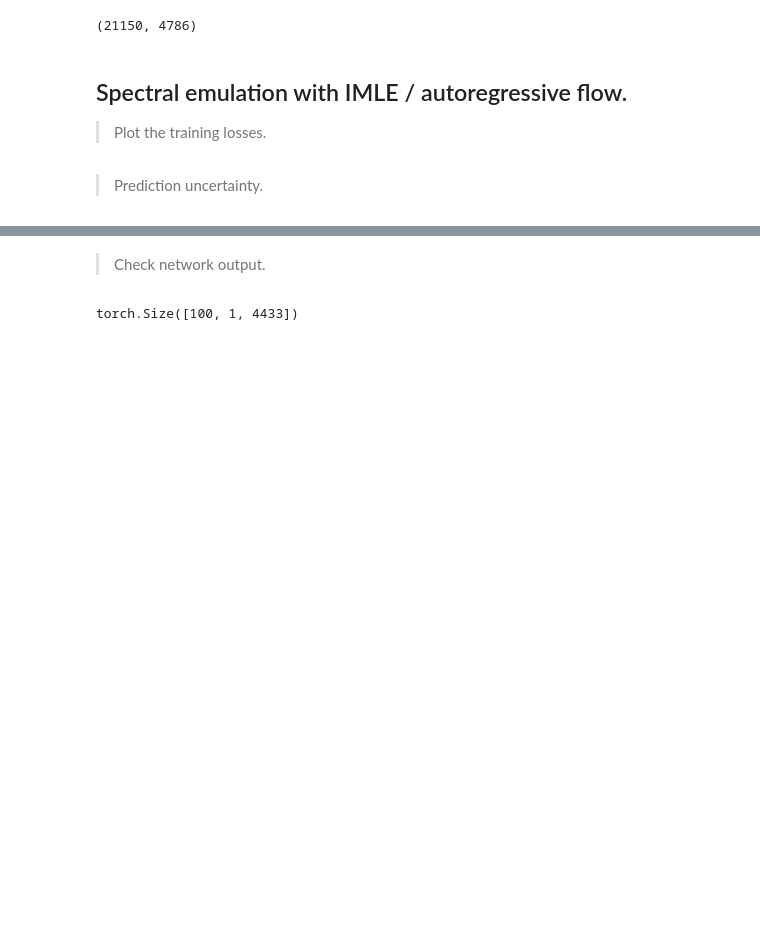
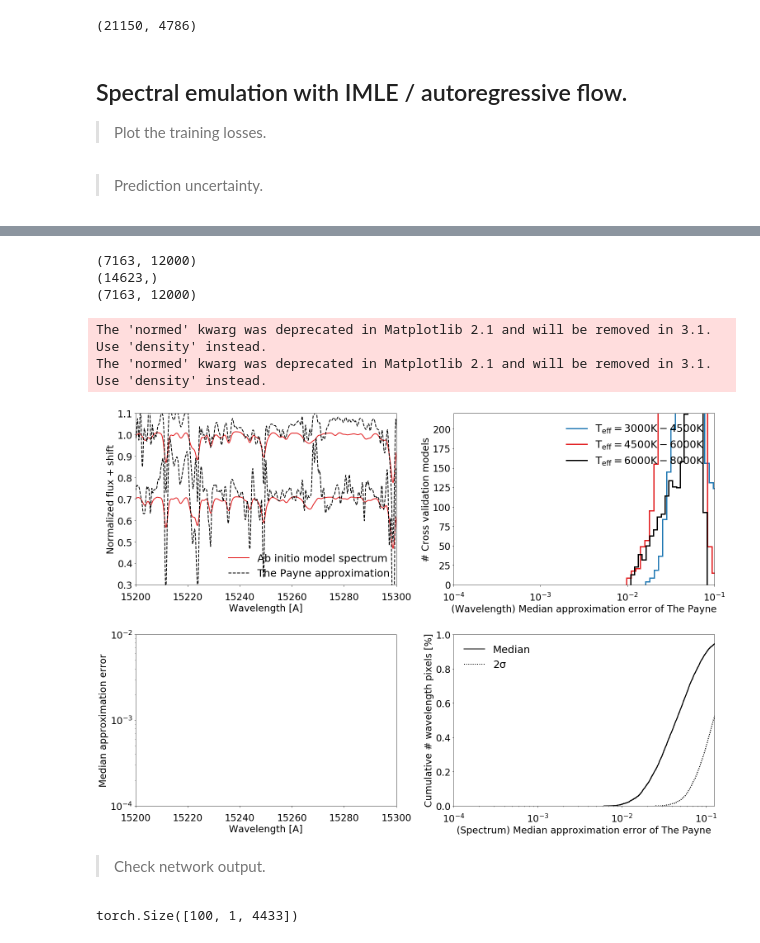
Before and after one commit to tingyuansen/IMLE_on_Galaxy_Images, a Jupyter notebook: IMLE.ipynb, the cells around one changed output, grey strips where cells are left out. Saved outputs shown, nothing was run; the diff lists cells and outputs as text; code cells hidden in the pictures; blank space fills up the shorter version.

```diff
--- a/IMLE.ipynb
+++ b/IMLE.ipynb
@@ -313,22 +323,23 @@ wavelength_template = temp["filter_wavelength"][:7163]
 #Y_u_all = temp["data_np"].T
 #predict_flux_array = temp["samples_np"].T
 
-predict_flux_array = np.load("../predict_flux_array.npy").T
+predict_flux_array = np.load("../predict_flux_array.npy")
+predict_flux_array = np.array([predict_flux_array[i*7163:(i+1)*7163] for i in range(12000)]).T
 print(predict_flux_array.shape)
 #predict_flux_array = predict_flux_array[:,:Y_u_all.shape[1]]
 #print(predict_flux_array.shape)
 
 temp = np.load("../ind_shuffle_kurucz.npz")
 ind_shuffle = temp["ind_shuffle"]
+print(ind_shuffle.shape)
 
 #-------------------------------------------------------------------------------------------------
 # restore training set
 temp = np.load("../mock_all_spectra_no_noise_resample_prior_large.npz")
 #labels_array = temp["labels"][:,:Y_u_all.shape[1]]
-#labels_array = temp["labels"][:,ind_shuffle][:,:Y_u_all.shape[1]]
 
-labels_array = temp["labels"][:,ind_shuffle][:,12000:][:,:predict_flux_array.shape[1]]
-Y_u_all = temp["spectra"].T[:7163,:][:,ind_shuffle][:,12000:][:,:predict_flux_array.shape[1]]
+labels_array = temp["labels"][:,ind_shuffle][:,:12000][:,:predict_flux_array.shape[1]]
+Y_u_all = temp["spectra"].T[:7163,:][:,ind_shuffle][:,:12000][:,:predict_flux_array.shape[1]]
 print(Y_u_all.shape)
 
 # calculate flux deviation
@@ -468,33 +479,40 @@ ax.tick_params(axis='x', pad=15);
 plt.xlim([10**-4,10**-0.9])
 plt.ylim([0.,1.0])
 
 ax.set_xscale('log');
 
 #-------------------------------------------------------------------------------------------------
 # add end points
 flux_deviate = np.concatenate([flux_deviate,[1.]])
 max_deviate = np.concatenate([max_deviate,[1.]])
 
 # plot result
 plt.hist(flux_deviate,\
          histtype="step", cumulative=True, normed=True,\
          bins=10000000, lw=2, color="black")
 plt.hist(max_deviate,\
          histtype="step", cumulative=True, normed=True,\
          bins=10000000, lw=2, color="black", ls=":")
 
 # add legend
 l3, = plt.plot([-999,-999.1],[-999,-999.1], color="black", lw=2, ls="-", label="Median")
 l4, = plt.plot([-999,-999.1],[-999,-999.1], color="black", lw=2, ls=":", label=r"$\mathregular{2\sigma}$")
 
 plt.legend(loc="upper left",\
            fontsize=25, frameon=False, borderpad=0.5, labelspacing=0.5)
 
 
 #===============================================================================================
 # save figure
 plt.tight_layout()
 plt.savefig("../Fig4.pdf")
+# %% [output]
+(7163, 12000)
+(14623,)
+(7163, 12000)
+The 'normed' kwarg was deprecated in Matplotlib 2.1 and will be removed in 3.1. Use 'density' instead.
+The 'normed' kwarg was deprecated in Matplotlib 2.1 and will be removed in 3.1. Use 'density' instead.
+[figure, added]
 # %% [markdown]
 > Check network output.
 # %%
```
Also changed, not shown: parts of 1 cell of this notebook, 1 other file.
